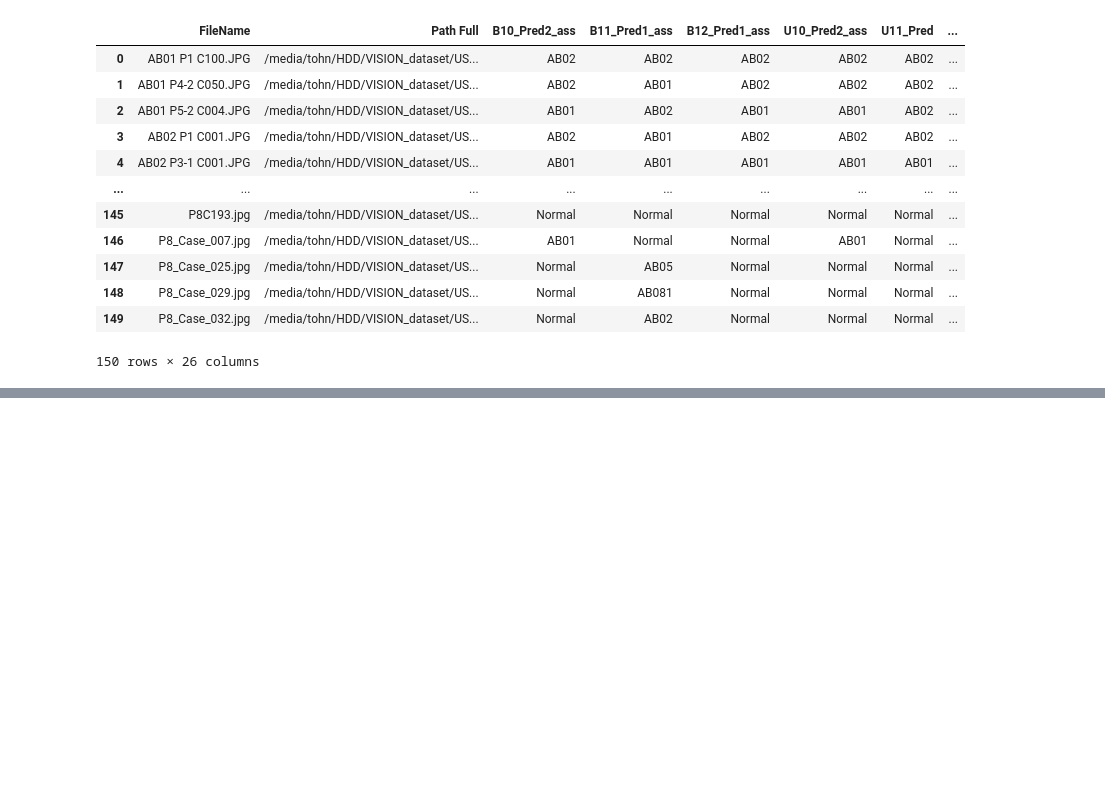
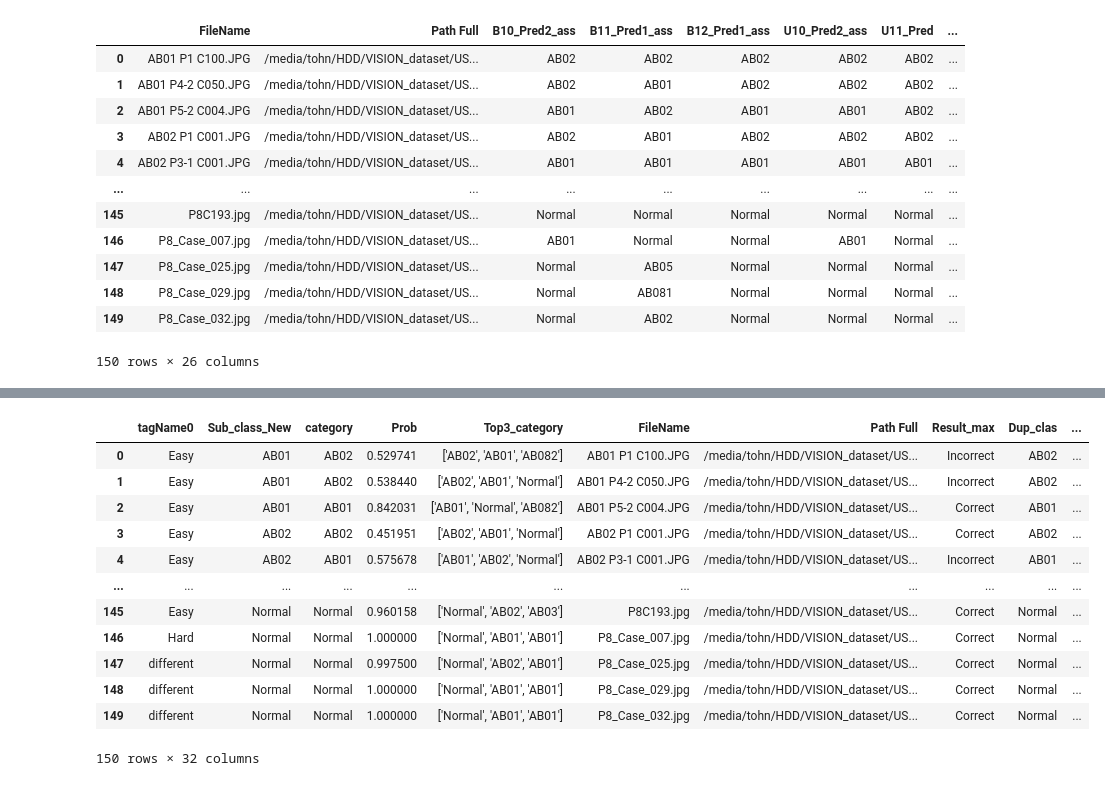
Before and after one commit to Peckkie/Experiment_Evaluation_CCA, a Jupyter notebook: Checking_Result_ExpRadio_Wrong.ipynb, the cells around one changed output, grey strips where cells are left out. Drawn from its saved outputs; the diff is of its cells as text; code cells hidden in the pictures; blank space fills up the shorter version.

```diff
--- a/Checking_Result_ExpRadio_Wrong.ipynb
+++ b/Checking_Result_ExpRadio_Wrong.ipynb
@@ -69,3 +69,16 @@ df_
 | 148 | P8_Case_029.jpg | /media/tohn/HDD/VISION_dataset/US... | Normal | AB081 | Normal | Normal | Normal | ... |
 | 149 | P8_Case_032.jpg | /media/tohn/HDD/VISION_dataset/US... | Normal | AB02 | Normal | Normal | Normal | ... |
 150 rows × 26 columns
+# %%
+a = df_[['B10_Pred2_ass_','B11_Pred1_ass_','B12_Pred1_ass_','U10_Pred2_ass_','U11_Pred_','U20_Pred_ass_','U21_Pred2_ass_','U30_Pred2_ass_','U31_Pred_ass_','U40_Pred_ass_','U41_Pred2_ass_']]
+# %%
+import collections
+max_class_, max_count_ = [], []
+for i in range(len(a)):
+    counter=collections.Counter(a.iloc[i,:])
+    max_class = counter.most_common(3)[0][0]
+    max_count = counter.most_common(3)[0][1]
+    max_class_.append(max_class)
+    max_count_.append(max_count)
+df_['Result_max'] = max_class_
+df_['Result_count'] = max_count_
@@ -72,15 +96,28 @@ df_
 # %%
+dff = df[['B10_Pred2_ass','B11_Pred1_ass','B12_Pred1_ass','U10_Pred2_ass','U11_Pred','U20_Pred_ass','U21_Pred2_ass','U30_Pred2_ass','U31_Pred_ass','U40_Pred_ass','U41_Pred2_ass']]
+
+max_class_, max_count_ = [], []
+for i in range(len(dff)):
+    counter=collections.Counter(dff.iloc[i,:])
+    max_class = counter.most_common(3)[0][0]
+    max_count = counter.most_common(3)[0][1]
+    max_class_.append(max_class)
+    max_count_.append(max_count)
+df_['Dup_clas'] = max_class_
+df_['Dup_count'] = max_count_
+
+df_['index_col'] = dff.index
+
 max = df_['Dup_clas'].tolist()
 act = df_['Sub_class_New'].tolist()
 ai = df_['category'].tolist()
 
 a_ =[]
-ai = df_['category'].tolist()
 for  i in range(len(max)):
-    if act[i]==max[i]:
-        a = 'Correct'
+    if ai[i]==max[i]:
+        a = 'Same'
         a_.append(a)
     else:
-        a = 'Incorrect'
+        a = 'NotSame'
         a_.append(a)
-df_['Result_Act']  = a_
+df_['Result_AI']  = a_
@@ -86,0 +402,20 @@ df_['Result_Act']  = a_
+# %%
+df0 = df[['tagName0','Sub_class_New','category', 'Prob',  'Top3_category']]
+df_0 = df_[['FileName', 'Path Full','Result_max','Dup_clas', 'Result_count','index_col', 'Result_AI','Dup_clas_GP', 'Dup_count_GP', 'Result_AI_GP','Result_max_GP', 'Result_count_GP', 'Dup_clas_Res', 'Dup_count_Res', 'Result_AI_Res','Result_max_Res', 'Result_count_Res', 'Dup_clas_NonHB', 'Dup_count_NonHB', 'Result_AI_NonHB','Result_max_NonHB', 'Result_count_NonHB', 'Dup_clas_HB', 'Dup_count_HB', 'Result_AI_HB','Result_max_HB', 'Result_count_HB']]
+# %%
+result = pd.concat([df0, df_0], axis=1)
+result
+# %% [output]
+|  | tagName0 | Sub_class_New | category | Prob | Top3_category | FileName | Path Full | Result_max | Dup_clas | ... |
+| 0 | Easy | AB01 | AB02 | 0.529741 | ['AB02', 'AB01', 'AB082'] | AB01 P1 C100.JPG | /media/tohn/HDD/VISION_dataset/US... | Incorrect | AB02 | ... |
+| 1 | Easy | AB01 | AB02 | 0.538440 | ['AB02', 'AB01', 'Normal'] | AB01 P4-2 C050.JPG | /media/tohn/HDD/VISION_dataset/US... | Incorrect | AB02 | ... |
+| 2 | Easy | AB01 | AB01 | 0.842031 | ['AB01', 'Normal', 'AB082'] | AB01 P5-2 C004.JPG | /media/tohn/HDD/VISION_dataset/US... | Correct | AB01 | ... |
+| 3 | Easy | AB02 | AB02 | 0.451951 | ['AB02', 'AB01', 'Normal'] | AB02 P1 C001.JPG | /media/tohn/HDD/VISION_dataset/US... | Correct | AB02 | ... |
+| 4 | Easy | AB02 | AB01 | 0.575678 | ['AB01', 'AB02', 'Normal'] | AB02 P3-1 C001.JPG | /media/tohn/HDD/VISION_dataset/US... | Incorrect | AB01 | ... |
+| ... | ... | ... | ... | ... | ... | ... | ... | ... | ... | ... |
+| 145 | Easy | Normal | Normal | 0.960158 | ['Normal', 'AB02', 'AB03'] | P8C193.jpg | /media/tohn/HDD/VISION_dataset/US... | Correct | Normal | ... |
+| 146 | Hard | Normal | Normal | 1.000000 | ['Normal', 'AB01', 'AB01'] | P8_Case_007.jpg | /media/tohn/HDD/VISION_dataset/US... | Correct | Normal | ... |
+| 147 | different | Normal | Normal | 0.997500 | ['Normal', 'AB02', 'AB01'] | P8_Case_025.jpg | /media/tohn/HDD/VISION_dataset/US... | Correct | Normal | ... |
+| 148 | different | Normal | Normal | 1.000000 | ['Normal', 'AB01', 'AB01'] | P8_Case_029.jpg | /media/tohn/HDD/VISION_dataset/US... | Correct | Normal | ... |
+| 149 | different | Normal | Normal | 1.000000 | ['Normal', 'AB01', 'AB01'] | P8_Case_032.jpg | /media/tohn/HDD/VISION_dataset/US... | Correct | Normal | ... |
+150 rows × 32 columns
```
Also changed, not shown: parts of 18 cells of this notebook.
